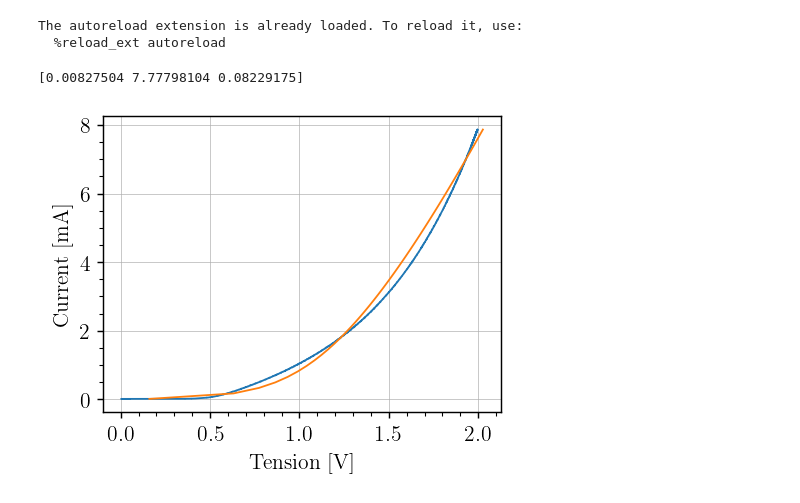
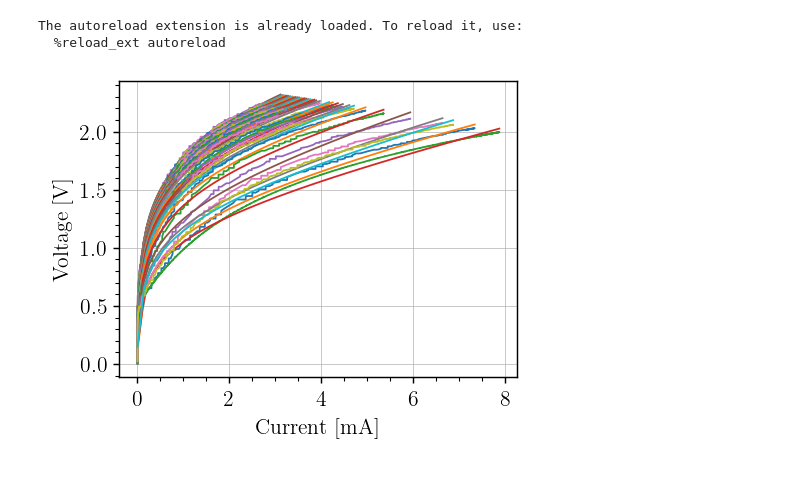
Before and after one commit to TomVdt/TPIII, a Jupyter notebook: 06-photoemission-interne/analyse/exp1.ipynb, the cells around one changed output. Saved outputs shown, nothing was run; the diff lists cells and outputs as text; code cells hidden in the pictures.

```diff
--- a/06-photoemission-interne/analyse/exp1.ipynb
+++ b/06-photoemission-interne/analyse/exp1.ipynb
@@ -28,14 +27,21 @@ dataset = load("IV")
+# %%
+dataset = load("IV")
+# ACHTUNG
+# FUCKING WITH THE DATA AHEAD
+# YOU HAVE BEEN WARNED
+dataset = [dataset[0]] + dataset[4:]
 # %%
-for data in dataset:
+all_params = np.zeros((len(dataset), 3))
+
+for i, data in enumerate(dataset):
     plot_IV(data)
     params, cov = sc.optimize.curve_fit(lambda I, I_s, n, R : curve_IV(I, data.temperature, I_s, n, R),
                                         data.I, data.V,
                                         p0=(1,1,1),
                                         bounds=(0, np.inf)
                                         )
-    print(params)
+    all_params[i] = params
     x = np.linspace(data.I.min(), data.I.max())
-    plt.plot(curve_IV(x, 300, *params), x)
+    plt.plot(x, curve_IV(x, data.temperature, *params))
 # %% [output]
-[0.00827504 7.77798104 0.08229175]
-[figure, old version]
+[figure, new version]
```
Also changed, not shown: parts of 8 cells of this notebook, 3 other files.
